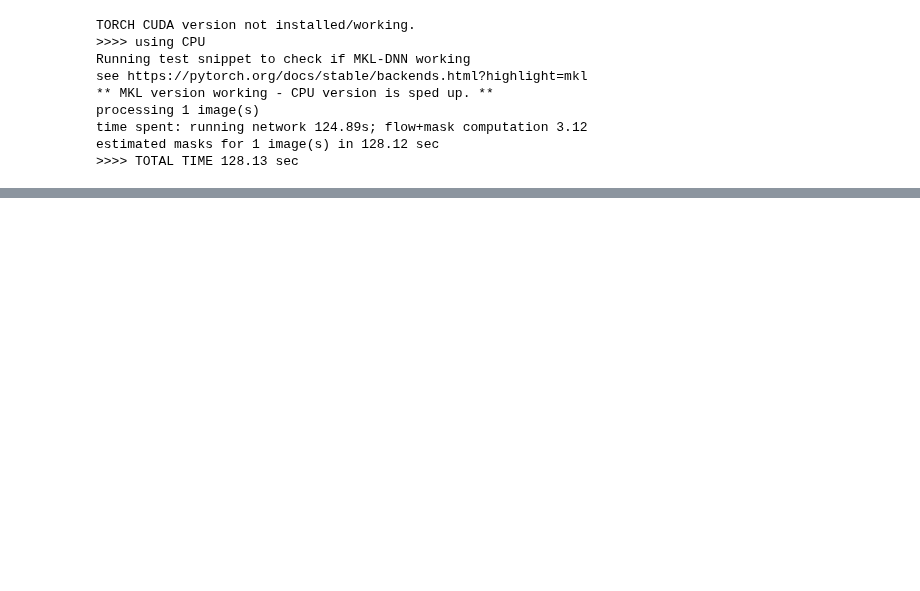
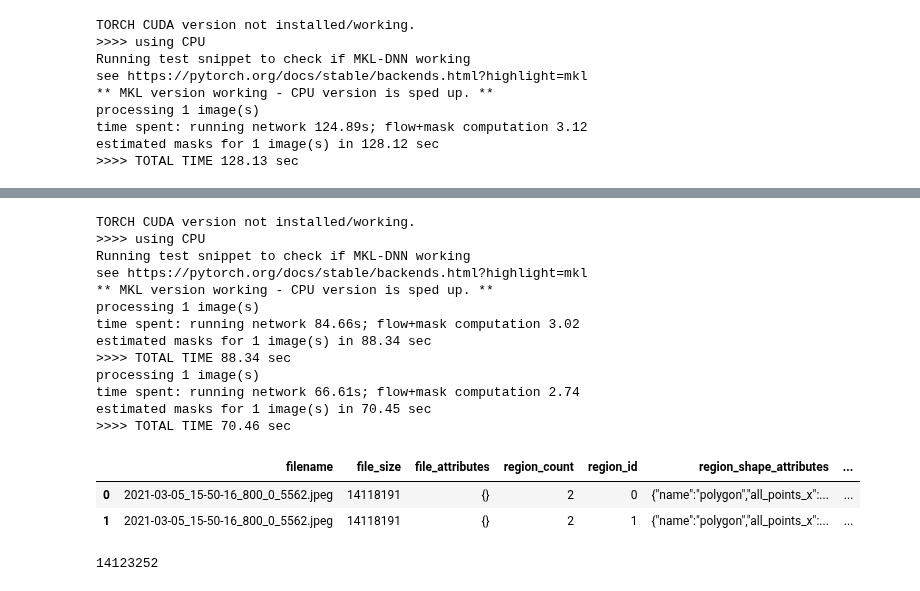
Before and after one commit to danielbarco/malatec, a Jupyter notebook: Notebooks/cell_polygons.ipynb, the cells around one changed output, grey strips where cells are left out. Cells and saved outputs as stored; diff of their text form; code cells hidden in the pictures; blank space fills up the shorter version.

```diff
--- a/Notebooks/cell_polygons.ipynb
+++ b/Notebooks/cell_polygons.ipynb
@@ -77,3 +68,5 @@ for idx, img in enumerate(imgs):
+# %%
+diameter = 170
 # %%
 # RUN CELLPOSE
 
@@ -142,0 +162,49 @@ array([294, 294, 293, 292, 292, 293, 294, 294, 294, 295, 296, 296, 297,
+# %%
+img_len = len(imgs_red)
+model = models.Cellpose(gpu=True, model_type='cyto')
+masks_all = []
+
+for i in range(img_len):
+    chan = [0, 0] # for black and white imgs
+    masks, flows, styles, diams = model.eval(img,
+                                 diameter= diameter,
+                                 channels=chan,
+                                 invert = True,
+                                 flow_threshold = 1)
+    masks_all.append(masks)
+    outlines_ls = outlines_list(masks_all[i])
+    out_len = len(outlines_ls)
+    x, y = outlines_to_x_y(outlines_ls)
+    for j in range(out_len):
+        via_region_temp.loc[j,['filename']] = org_files[i].split("/")[-1]
+        via_region_temp.loc[j,['file_size']] = Path(org_files[i]).stat().st_size
+        via_region_temp.loc[j,['file_attributes']] = '{}'
+        via_region_temp.loc[j,['region_count']] = out_len
+        via_region_temp.loc[j,['region_id']] = 1
+        via_region_temp.loc[j,['file_size']] = Path(org_files[i]).stat().st_size
+        via_region_temp.loc[j,['region_shape_attributes']] = str("{\"name\":\"poly\",\"all_points_x\":"+str(x[j])+",\"all_points_y\":"+str(y[j])+"}")
+        via_region_temp.loc[j,['region_attributes']] = '{\"RBC\":\"uninfected\"}'
+        #append locced DF to main df to bypass overriding
+    via_region.append(via_region_temp)
+via_region
+# %% [output]
+TORCH CUDA version not installed/working.
+>>>> using CPU
+Running test snippet to check if MKL-DNN working
+see https://pytorch.org/docs/stable/backends.html?highlight=mkl
+** MKL version working - CPU version is sped up. **
+processing 1 image(s)
+time spent: running network 84.66s; flow+mask computation 3.02
+estimated masks for 1 image(s) in 88.34 sec
+>>>> TOTAL TIME 88.34 sec
+processing 1 image(s)
+time spent: running network 66.61s; flow+mask computation 2.74
+estimated masks for 1 image(s) in 70.45 sec
+>>>> TOTAL TIME 70.46 sec
+|  | filename | file_size | file_attributes | region_count | region_id | region_shape_attributes | ... |
+| 0 | 2021-03-05_15-50-16_800_0_5562.jpeg | 14118191 | {} | 2 | 0 | {"name":"polygon","all_points_x":... | ... |
+| 1 | 2021-03-05_15-50-16_800_0_5562.jpeg | 14118191 | {} | 2 | 1 | {"name":"polygon","all_points_x":... | ... |
+# %%
+Path(org_files[0]).stat().st_size
+# %% [output]
+14123252
```
Also changed, not shown: parts of 8 cells of this notebook.
